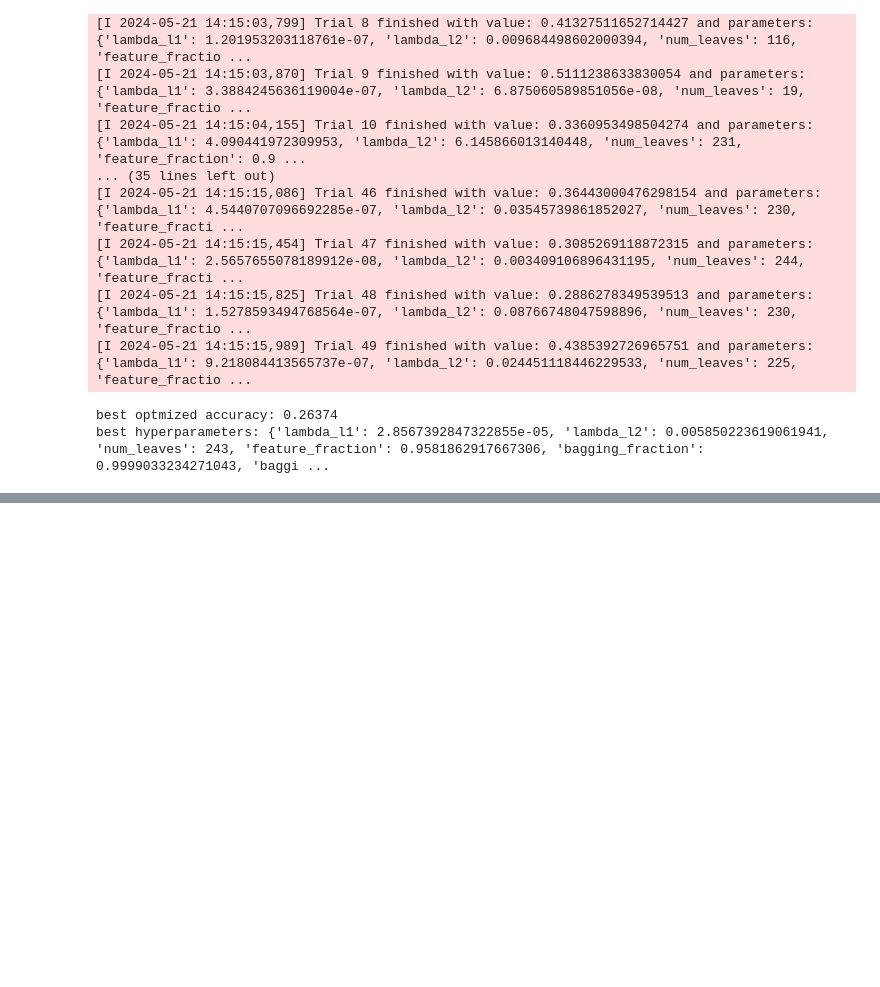
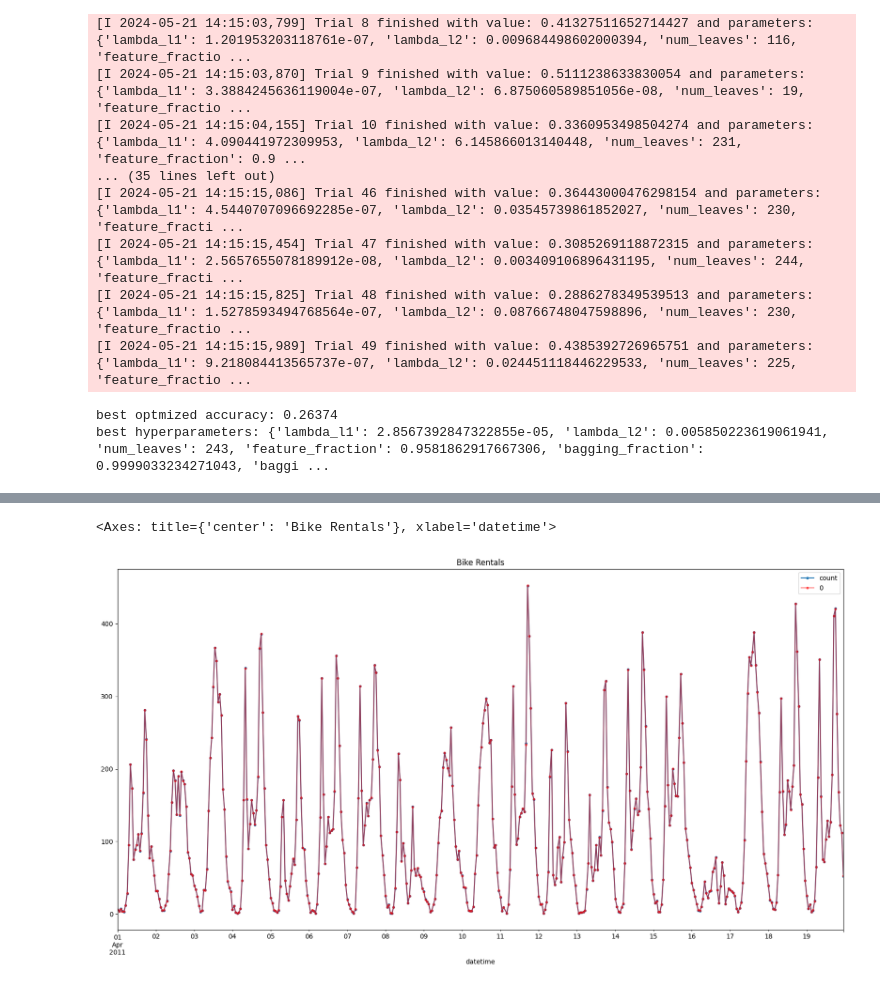
Before and after one commit to IvanTrujilloTrujillo/bike_sharing_demand, a Jupyter notebook: bike_sharing_demand.ipynb, the cells around one changed output, grey strips where cells are left out. Cells and saved outputs as stored; diff of their text form; code cells hidden in the pictures; blank space fills up the shorter version.

```diff
--- a/bike_sharing_demand.ipynb
+++ b/bike_sharing_demand.ipynb
@@ -427,7 +427,7 @@ def objective(trial):
     params = {
         'learning_rate': trial.suggest_float('learning_rate', 0.01, 1.0, log=True),
         'gamma' : trial.suggest_float('gamma', 1e-9, 0.5),
-        'max_depth': trial.suggest_int('max_depth', 0, 12),
+        'max_depth': trial.suggest_int('max_depth', 1, 12),
         'min_child_weight': trial.suggest_int('min_child_weight', 1, 7),
         'subsample': trial.suggest_float('subsample', 0.3, 1.0),
         'colsample_bytree': trial.suggest_float('colsample_bytree', 0.3, 1.0),
@@ -631,19 +631,19 @@ if run_optimization:
 
 else:
 
-    best_lgb_value = 0.86994
+    best_lgb_value = 0.26374
     best_lgb_params = {
         'objective': "regression",
         'metric': "rmse",
         'verbosity': -1,
         "boosting_type": "gbdt",
-        'lambda_l1': 0.12348960646405413,
-        'lambda_l2': 1.2660240759955491e-05,
-        'num_leaves': 88,
-        'feature_fraction': 0.9778363005190149,
-        'bagging_fraction': 0.9991915985366586,
-        'bagging_freq': 7,
-        'min_child_samples': 30,
+        'lambda_l1': 2.8567392847322855e-05,
+        'lambda_l2': 0.005850223619061941,
+        'num_leaves': 243,
+        'feature_fraction': 0.9581862917667306,
+        'bagging_fraction': 0.9999033234271043,
+        'bagging_freq': 4,
+        'min_child_samples': 8,
     }
 
 print(f"best optmized accuracy: {best_lgb_value:0.5f}")
@@ -670,6 +670,6 @@ best optmized accuracy: 0.26374
 best hyperparameters: {'lambda_l1': 2.8567392847322855e-05, 'lambda_l2': 0.005850223619061941, 'num_leaves': 243, 'feature_fraction': 0.9581862917667306, 'bagging_fraction': 0.9999033234271043, 'baggi ...
 # %%
 stacking_model = StackingRegressor(
-    estimators=[('xgb', xgb.XGBRegressor(**best_xgb_params)), ('cb', cb.CatBoostRegressor(**best_cb_params)), ('lgb', lgb.LGBMRegressor(**best_lgb_params))],
+    estimators=[('xgb', XGBRegressor(**best_xgb_params)), ('cb', CatBoostRegressor(**best_cb_params)), ('lgb', LGBMRegressor(**best_lgb_params))],
     final_estimator=LinearRegression()
 )
@@ -683,0 +725,5 @@ root_mean_squared_log_error(y_train, y_pred_ml)
+# %%
+xgb_model = XGBRegressor(**best_xgb_params)
+xgb_model.fit(X_train, y_train)
+y_pred_ml_xgb = xgb_model.predict(X_train).clip(min=0)
+root_mean_squared_log_error(y_train, y_pred_ml_xgb)
@@ -697,0 +774,10 @@ y_pred_test_ml = stacking_model.predict(test)
+# %%
+plot_y = y[(y.index.year == 2011) & (y.index.month == 4)]
+plot_y_pred_ml_xgb = pd.DataFrame(y_pred_ml_xgb, index=y.index)
+plot_y_pred_ml_xgb = plot_y_pred_ml_xgb[(plot_y_pred_ml_xgb.index.year == 2011) & (plot_y_pred_ml_xgb.index.month == 4)]
+fig, ax = plt.subplots(1, 1, figsize=(20, 10))
+plot_y.plot(figsize=(20, 10), title="Bike Rentals", legend=True, style=".-", ax=ax)
+plot_y_pred_ml_xgb.plot(figsize=(20, 10), style=".-", color="red", alpha=0.5, ax=ax)
+# %% [output]
+<Axes: title={'center': 'Bike Rentals'}, xlabel='datetime'>
+[figure, added]
```
Also changed, not shown: parts of 17 cells of this notebook.
